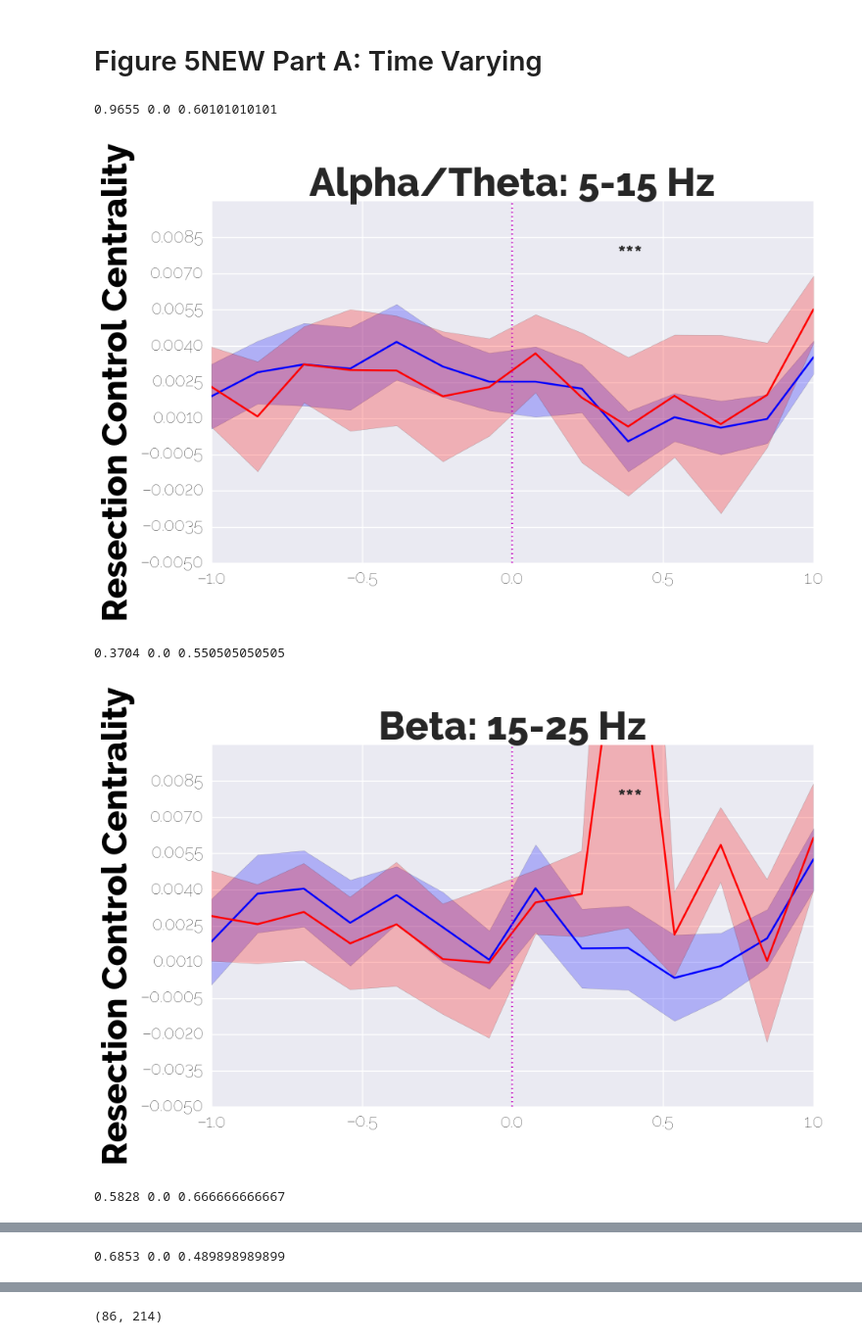
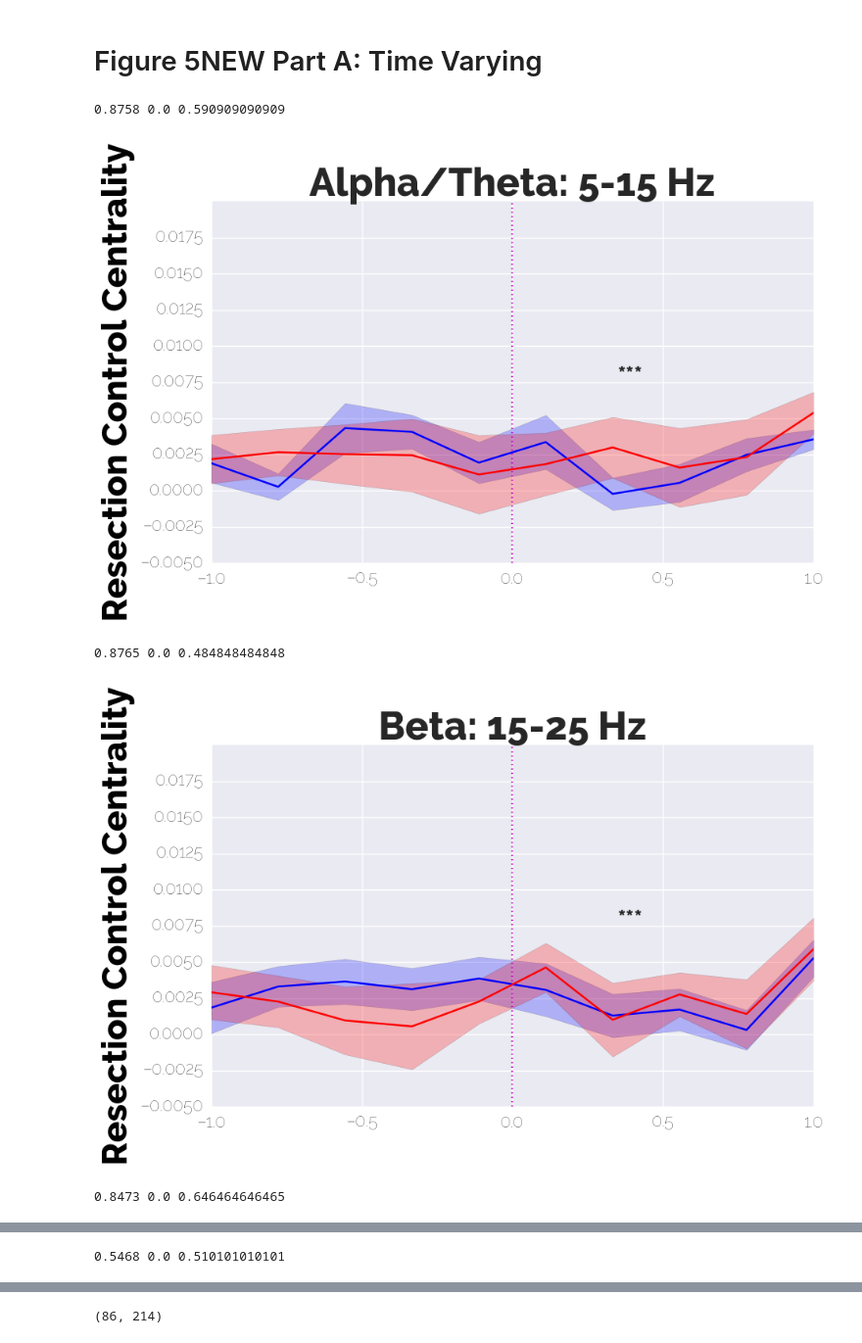
Before and after one commit to ieeg-portal/EpiVR, a Jupyter notebook: rsrch_vresect_validation/e01B. Resection Zone Connectivity Matrix as Features.ipynb, the cells around one changed output, grey strips where cells are left out. Shown at 98% size. Saved outputs shown, nothing was run; the diff lists cells and outputs as text; code cells hidden in the pictures.

```diff
--- a/rsrch_vresect_validation/e01B. Resection Zone Connectivity Matrix as Features.ipynb
+++ b/rsrch_vresect_validation/e01B. Resection Zone Connectivity Matrix as Features.ipynb
@@ -1300,7 +1290,7 @@ def draw_plot(data, edge_color, fill_color):
 fig,axs = plt.subplots(1,5,sharey=True)
 fig.set_size_inches((12,4))
 fig.suptitle('Resected Nodes',fontdict={'family':'raleway','size':18,'color':'black'})
-for ax, fconn in zip(axs,['alphatheta','beta','lowgamma','highgamma','broadband_CC']):
+for ax, fconn in zip(axs,['alphatheta','beta','lowgamma','highgamma','veryhigh','broadband_CC']):
     if(fconn == 'alphatheta'):
         title = 'Alpha/Theta:\n 5-15 Hz'
     if(fconn == 'beta'):
@@ -1309,6 +1299,8 @@ for ax, fconn in zip(axs,['alphatheta','beta','lowgamma','highgamma','broadband_
         title = 'Low Gamma:\n 30-40 Hz'
     if(fconn == 'highgamma'):
         title = 'High Gamma:\n 95-105 Hz'
+    if(fconn == 'veryhigh'):
+        title = 'Very High:\n 105-256+ Hz'
     if(fconn == 'broadband_CC'):
         title = 'Broadband\n Cross-Correlation'
 
@@ -1363,7 +1355,7 @@ fig.savefig('%s/../fig/Figure8A.svg'%(comp_dir))
 fig,axs = plt.subplots(1,5,sharey=True)
 fig.set_size_inches((12,4))
 fig.suptitle('Non-Resected Nodes',fontdict={'family':'raleway','size':18,'color':'black'})
-for ax, fconn in zip(axs,['alphatheta','beta','lowgamma','highgamma','broadband_CC']):
+for ax, fconn in zip(axs,['alphatheta','beta','lowgamma','highgamma','veryhigh','broadband_CC']):
     if(fconn == 'alphatheta'):
         title = 'Alpha/Theta:\n 5-15 Hz'
     if(fconn == 'beta'):
@@ -1372,6 +1364,8 @@ for ax, fconn in zip(axs,['alphatheta','beta','lowgamma','highgamma','broadband_
         title = 'Low Gamma:\n 30-40 Hz'
     if(fconn == 'highgamma'):
         title = 'High Gamma:\n 95-105 Hz'
+    if(fconn == 'veryhigh'):
+        title = 'Very High:\n 105-256+ Hz'
     if(fconn == 'broadband_CC'):
         title = 'Broadband\n Cross-Correlation'
 
@@ -1476,7 +1470,7 @@ def draw_plot(data, edge_color, fill_color):
 fig,axs = plt.subplots(1,5,sharey=True)
 fig.set_size_inches((12,4))
 fig.suptitle('Good Outcome',fontdict={'family':'raleway','size':18,'color':'black'})
-for ax, fconn in zip(axs,['alphatheta','beta','lowgamma','highgamma','broadband_CC']):
+for ax, fconn in zip(axs,['alphatheta','beta','lowgamma','highgamma','veryhigh','broadband_CC']):
     if(fconn == 'alphatheta'):
         title = 'Alpha/Theta:\n 5-15 Hz'
     if(fconn == 'beta'):
@@ -1485,6 +1479,8 @@ for ax, fconn in zip(axs,['alphatheta','beta','lowgamma','highgamma','broadband_
         title = 'Low Gamma:\n 30-40 Hz'
     if(fconn == 'highgamma'):
         title = 'High Gamma:\n 95-105 Hz'
+    if(fconn == 'veryhigh'):
+        title = 'Very High:\n 105-256+ Hz'
     if(fconn == 'broadband_CC'):
         title = 'Broadband\n Cross-Correlation'
 
@@ -1536,7 +1532,7 @@ fig.savefig('%s/../fig/Figure8A.svg'%(comp_dir))
 fig,axs = plt.subplots(1,5,sharey=True)
 fig.set_size_inches((12,4))
 fig.suptitle('Poor Outcome',fontdict={'family':'raleway','size':18,'color':'black'})
-for ax, fconn in zip(axs,['alphatheta','beta','lowgamma','highgamma','broadband_CC']):
+for ax, fconn in zip(axs,['alphatheta','beta','lowgamma','highgamma','veryhigh','broadband_CC']):
     if(fconn == 'alphatheta'):
         title = 'Alpha/Theta:\n 5-15 Hz'
     if(fconn == 'beta'):
@@ -1545,6 +1541,8 @@ for ax, fconn in zip(axs,['alphatheta','beta','lowgamma','highgamma','broadband_
         title = 'Low Gamma:\n 30-40 Hz'
     if(fconn == 'highgamma'):
         title = 'High Gamma:\n 95-105 Hz'
+    if(fconn == 'veryhigh'):
+        title = 'Very High:\n 105-256+ Hz'
     if(fconn == 'broadband_CC'):
         title = 'Broadband\n Cross-Correlation'
 
@@ -1620,7 +2048,7 @@ fig.set_size_inches((6,4))
 width = -1
 all_features = []
 roc_results = []
-for fconn in ['alphatheta','beta','lowgamma','highgamma','broadband_CC']:
+for fconn in ['alphatheta','beta','lowgamma','highgamma','veryhigh','broadband_CC']:
 
     if(fconn == 'alphatheta'):
         title = 'Alpha/Theta: 5-15 Hz'
@@ -1630,6 +2058,8 @@ for fconn in ['alphatheta','beta','lowgamma','highgamma','broadband_CC']:
         title = 'Low Gamma: 30-40 Hz'
     if(fconn == 'highgamma'):
         title = 'High Gamma: 95-105 Hz'
+    if(fconn == 'veryhigh'):
+        title = 'Very High: 105-256+ Hz'
     if(fconn == 'broadband_CC'):
         title = 'Broadband Cross-Correlation'
 
@@ -1766,7 +2191,7 @@ PATIENT_IDX = sorted(all_nodal_results.keys())
 comp_dir = os.path.expanduser(data['COMP_DIR'])
 
 roc_results = []
-for fconn in ['alphatheta','beta','lowgamma','highgamma','broadband_CC']:
+for fconn in ['alphatheta','beta','lowgamma','highgamma','veryhigh','broadband_CC']:
     feature_vector = []
     outcomex = []
 
@@ -1991,9 +2416,9 @@ width = 14
 # xlim_low = -0.01
 # xlim_high = 0.03
 ylim_low = -0.005
-ylim_high = 0.01
+ylim_high = 0.02
 star_y = 0.0075
-for fconn in ['alphatheta','beta','lowgamma','highgamma','broadband_CC']:
+for fconn in ['alphatheta','beta','lowgamma','highgamma','veryhigh','broadband_CC']:
 
     if(fconn == 'alphatheta'):
         title = 'Alpha/Theta: 5-15 Hz'
@@ -2003,6 +2428,8 @@ for fconn in ['alphatheta','beta','lowgamma','highgamma','broadband_CC']:
         title = 'Low Gamma: 30-40 Hz'
     if(fconn == 'highgamma'):
         title = 'High Gamma: 95-105 Hz'
+    if(fconn == 'veryhigh'):
+        title = 'Very High: 105-256+ Hz'
     if(fconn == 'broadband_CC'):
         title = 'Broadband Cross-Correlation'
 
@@ -2018,7 +2445,7 @@ for fconn in ['alphatheta','beta','lowgamma','highgamma','broadband_CC']:
             for event_id, clip in clips.items():
                 if clip.shape[1] < width:
                     width = clip.shape[1]
-
+    width = 10
     for pt, clips in all_nodal_results.items():
         for event_id, clip in clips.items():
             xp = np.linspace(-1.0,1.0,clip.shape[1])
@@ -2130,42 +2557,42 @@ for fconn in ['alphatheta','beta','lowgamma','highgamma','broadband_CC']:
     plt.plot([0,0],[ylim_low, ylim_high],color='m',linestyle=':')
     plt.yticks(np.arange(ylim_low, ylim_high,(ylim_high-ylim_low)/10.0))
     plt.title(title)
-    if fconn == 'broadband_CC':
+    if fconn == 'broadband_CC' or fconn == 'veryhigh':
         plt.xlabel('Normalized Time to Seizure Onset')
     plt.ylabel('Resection Control Centrality')
     plt.grid(True)
 
     # Make significance indicators
 #     fpr,tpr,threshold = roc_curve(outcomex,np.nanmean(all_data[:,width/2:width/4.0*3.0],axis=1)-np.nanmean(all_data[:,:width/2],axis=1))
 #     fpr,tpr,threshold = roc_curve(outcomex,np.nanmedian(all_data[:,width/2:width/4.0*3.0],axis=1)-np.nanmedian(all_data[:,:width/2],axis=1))
 #     fpr,tpr,threshold = roc_curve(outcomex,np.nanmean(all_data[:,width/2:width/4.0*3.0],axis=1))
     fpr,tpr,threshold = roc_curve(outcomex,np.nanmean(all_data[:,width/2:width/4.0*3.0],axis=1))
     roc_auc = auc(fpr,tpr)
     pre_p = curve_test(all_data[:,:all_data.shape[0]/2].T,np.where(outcomex==0)[0],np.where(outcomex==1)[0],10000)
     post_p = curve_test(all_data[:,all_data.shape[0]/2:].T,np.where(outcomex==0)[0],np.where(outcomex==1)[0],10000)
     if pre_p < 0.001:
         plt.text(-0.65,star_y, '***',{'weight':'bold', 'size':22})
     elif pre_p < 0.01:
         plt.text(-0.65,star_y, '**',{'weight':'bold', 'size':22})
     elif pre_p < 0.05:
         plt.text(-0.65,star_y, '*',{'weight':'bold', 'size':22})
     elif pre_p < 0.1:
         plt.text(-0.65,star_y, 'p=%0.2f'%pre_p,{'weight':'normal', 'size':22})
 
     if post_p < 0.001:
         plt.text(0.35,star_y, '***',{'weight':'bold', 'size':22})
     elif post_p < 0.01:
         plt.text(0.35,star_y, '**',{'weight':'bold', 'size':22})
     elif post_p < 0.05:
         plt.text(0.35,star_y, '*',{'weight':'bold', 'size':22})
     elif post_p < 0.1:
         plt.text(0.35,star_y, 'p=%0.2f'%post_p,{'weight':'normal', 'size':22})
 #     plt.savefig('../../fig/Figure6B_%s.svg'%fconn,bbox_inches='tight', format='svg', dpi=1200)
     print pre_p, post_p, roc_auc
     plt.show()
 # %% [output]
-0.9655 0.0 0.60101010101
+0.8758 0.0 0.590909090909
-[figure, old version]
+[figure, new version]
-0.3704 0.0 0.550505050505
+0.8765 0.0 0.484848484848
-[figure, old version]
+[figure, new version]
-0.5828 0.0 0.666666666667
+0.8473 0.0 0.646464646465
@@ -2173 +2600 @@ for fconn in ['alphatheta','beta','lowgamma','highgamma','broadband_CC']:
-0.6853 0.0 0.489898989899
+0.5468 0.0 0.510101010101
```
Also changed, not shown: parts of 74 cells of this notebook, 24 other files.
